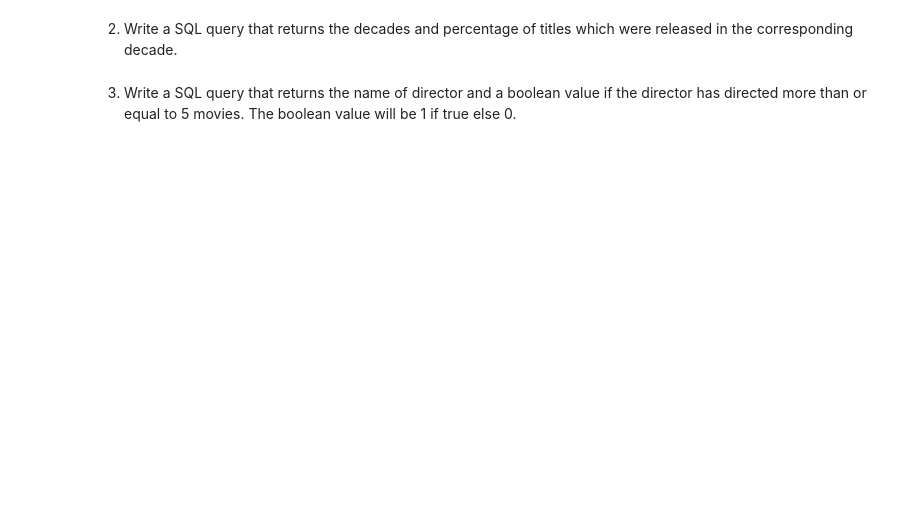
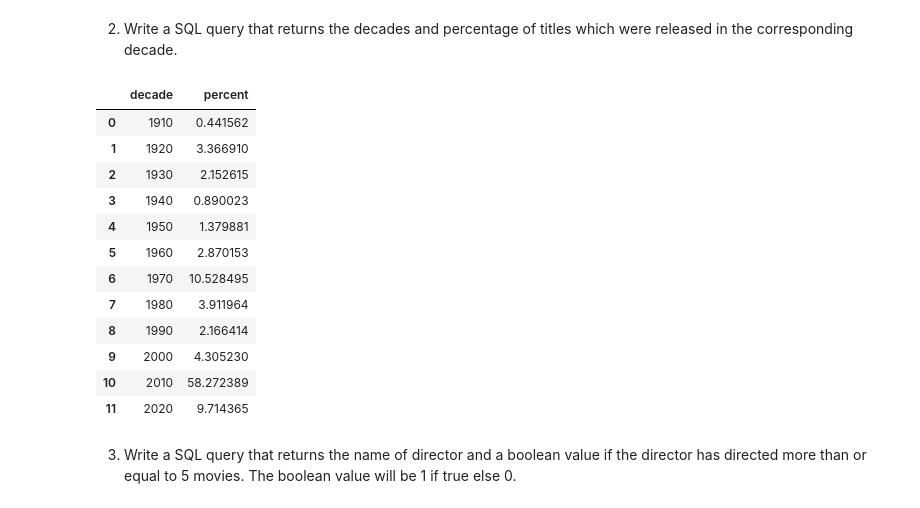
Before and after one commit to bisheshank/sql-stencil-2024, a Jupyter notebook: notebooks/SQL_Assignment.ipynb, the cells around one changed output. Cells and saved outputs as stored; diff of their text form; code cells hidden in the pictures; blank space fills up the shorter version.

```diff
--- a/notebooks/SQL_Assignment.ipynb
+++ b/notebooks/SQL_Assignment.ipynb
@@ -156,11 +356,39 @@ query_sql(p3q1)
 # %%
 ## Answer for Part 3 Question 2
 p3q2 = """
-
+WITH total_count AS (
+SELECT COUNT(*) AS count
+FROM titles
+WHERE start_year IS NOT NULL
+),
+decades AS (
+SELECT (start_year / 10) * 10 AS decade,
+COUNT(*) AS count
+FROM titles
+WHERE start_year IS NOT NULL
+GROUP BY decade
+)
+SELECT d.decade, (d.count * 100.0 / t.count) AS percent
+FROM decades d, total_count t
+ORDER BY d.decade
 """
 
 # For testing
 query_sql(p3q2)
+# %% [output]
+|  | decade | percent |
+| 0 | 1910 | 0.441562 |
+| 1 | 1920 | 3.366910 |
+| 2 | 1930 | 2.152615 |
+| 3 | 1940 | 0.890023 |
+| 4 | 1950 | 1.379881 |
+| 5 | 1960 | 2.870153 |
+| 6 | 1970 | 10.528495 |
+| 7 | 1980 | 3.911964 |
+| 8 | 1990 | 2.166414 |
+| 9 | 2000 | 4.305230 |
+| 10 | 2010 | 58.272389 |
+| 11 | 2020 | 9.714365 |
 # %% [markdown]
 3. Write a SQL query that returns the name of director and a boolean value if the director has directed more than or equal to 5 movies. The boolean value will be 1 if true else 0.
 # %%
```
Also changed, not shown: parts of 13 cells of this notebook.
